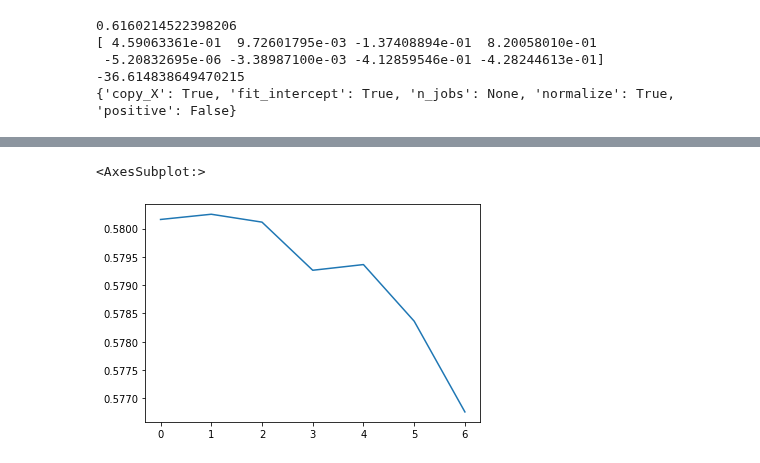
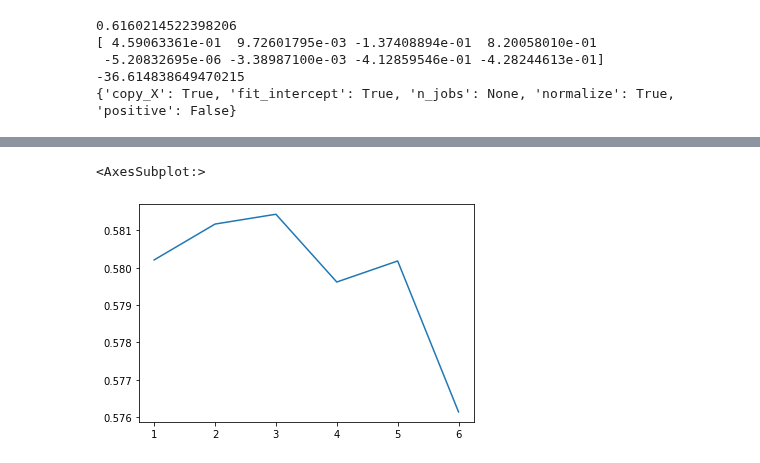
Before and after one commit to andrewmejia600/DS7333, a Jupyter notebook: CASE_STUDY_10/Case 10 Imputation.ipynb, the cells around one changed output, grey strips where cells are left out. Cells and saved outputs as stored; diff of their text form; code cells hidden in the pictures.

```diff
--- a/CASE_STUDY_10/Case 10 Imputation.ipynb
+++ b/CASE_STUDY_10/Case 10 Imputation.ipynb
@@ -176,0 +222,3 @@ df_overall
+# %%
+msng_col = 'AveBedrms' #the column we will create missing values for and then fill in with imputation
+crit_col = 'MedInc' #the column we will use as criteria for MAR
@@ -177,9 +228,9 @@ df_overall
 # %%
 msng_pcnt = [.01, .05, .1, .2, .33, .5]
-
+scen = 'MCAR'
 for i in msng_pcnt:
     #get the data with imputed values
-    df_new_msng = rand_msng('HouseAge', df, i)
+    df_new_msng = rand_msng(msng_col, df, i)
     #get into training and test
     train_set = df_new_msng.iloc[train_index]
     test_set = df_new_msng.iloc[test_index]
@@ -192,7 +243,7 @@ for i in msng_pcnt:
     #predict on test
     Y_pred = reg.predict(X_test)
     #get model metrics into overall results dataframe
-    df_overall = add_to_results_df(df_overall, i, reg, Y_test, Y_pred)
+    df_overall = add_to_results_df(scen, df_overall, i, reg, Y_test, Y_pred)
 
 df_overall
 # %% [output]
@@ -206,0 +312,19 @@ df_overall
+# %%
+scen = 'MNAR'
+#get the data with imputed values
+df_new_msng = msng_not_at_rand(msng_col, df, 0.25)
+#get into training and test
+train_set = df_new_msng.iloc[train_index]
+test_set = df_new_msng.iloc[test_index]
+X_train = train_set.iloc[:, 0:8].values # returns the data; excluding the target
+Y_train = train_set.iloc[:, -1].values # returns the target-only
+X_test = test_set.iloc[:, 0:8].values # ""
+Y_test = test_set.iloc[:, -1].values # ""
+#fit model
+reg = LinearRegression(normalize=True).fit(X_train, Y_train)
+#predict on test
+Y_pred = reg.predict(X_test)
+#get model metrics into overall results dataframe
+df_overall = add_to_results_df(scen, df_overall, i, reg, Y_test, Y_pred)
+
+df_overall
@@ -207,7 +348,7 @@ df_overall
 # %%
 df_overall = df_overall.reset_index()
 # %%
-df_overall['r2'].plot()
+df_overall[df_overall['Scenario'].str.contains("MCAR")]['r2'].plot()
 # %% [output]
 <AxesSubplot:>
-[figure, old version]
+[figure, new version]
```
Also changed, not shown: parts of 25 cells of this notebook.
